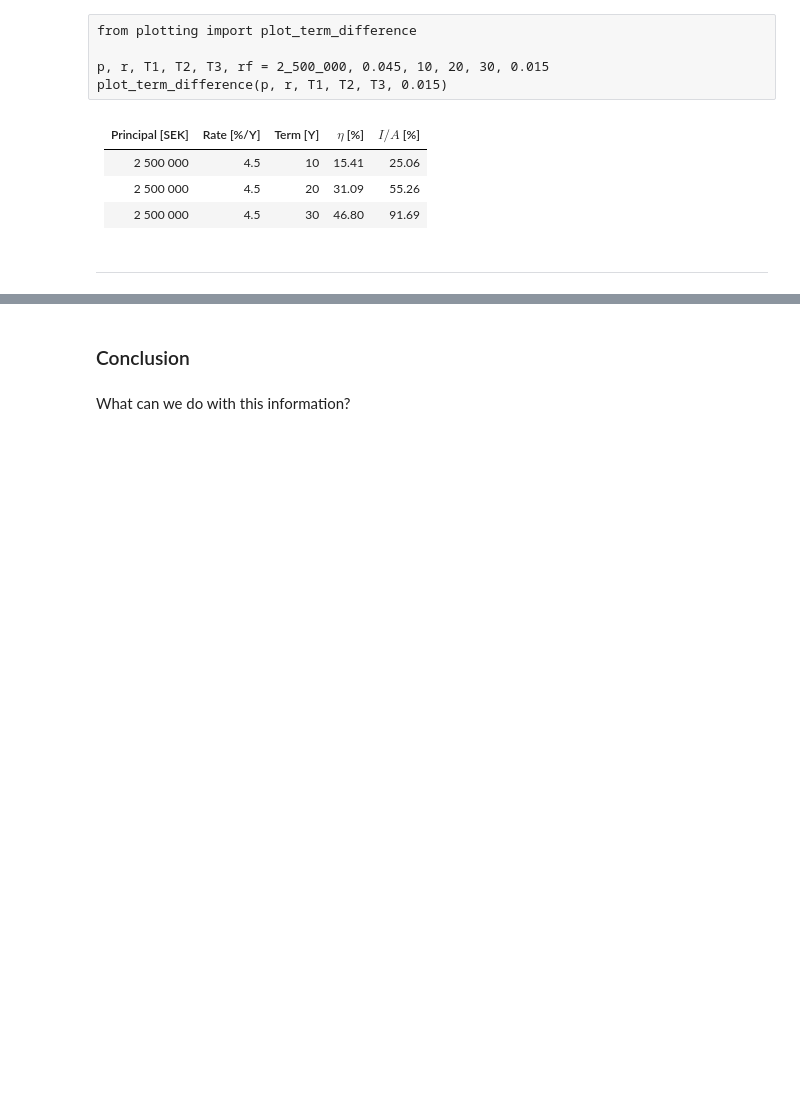
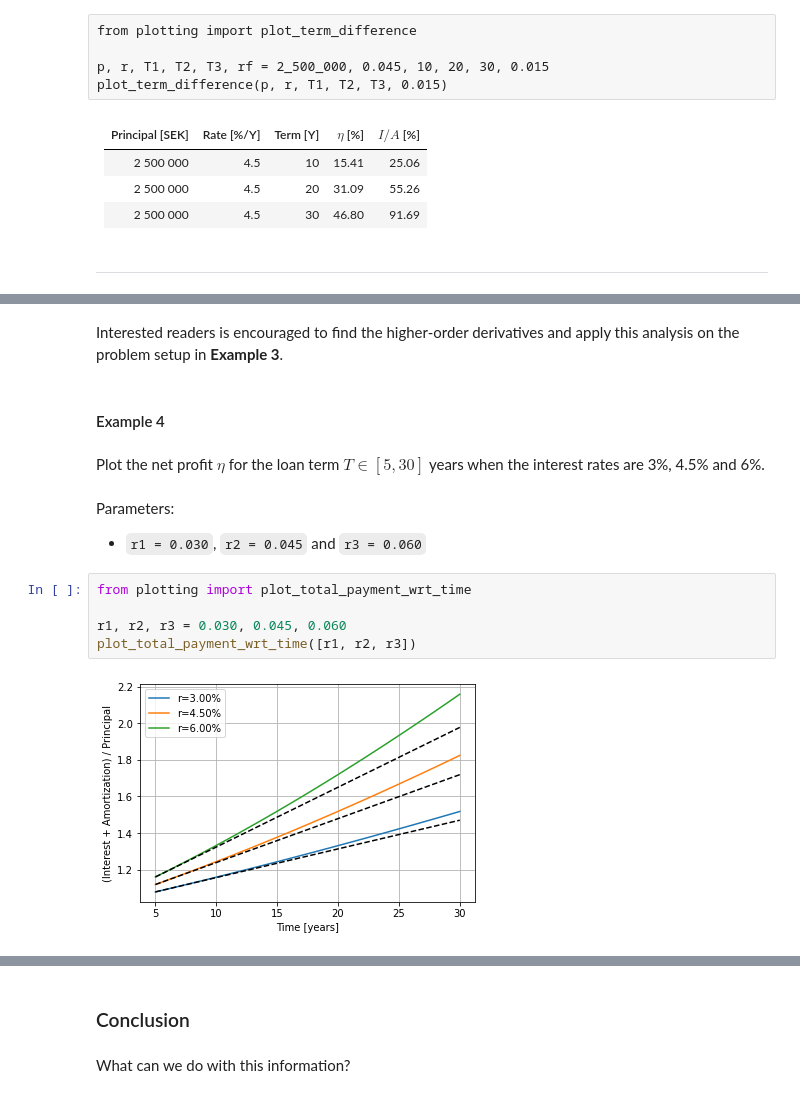
Before and after one commit to vezeli/amortized-loans, a Jupyter notebook: Amortized Loans.ipynb, the cells around one changed output, grey strips where cells are left out. Cells and saved outputs as stored; diff of their text form; blank space fills up the shorter version.

```diff
--- a/Amortized Loans.ipynb
+++ b/Amortized Loans.ipynb
@@ -215,0 +259,17 @@ plot_term_difference(p, r, T1, T2, T3, 0.015)
+# %% [markdown]
+Interested readers is encouraged to find the higher-order derivatives and apply this analysis on the problem setup in **Example 3**.
+# %% [markdown]
+#### Example 4
+# %% [markdown]
+Plot the net profit $\eta$ for the loan term $T \in [5,30]$ years when the interest rates are 3%, 4.5% and 6%.
+# %% [markdown]
+Parameters:
+
+- `r1 = 0.030`, `r2 = 0.045` and `r3 = 0.060`
+# %%
+from plotting import plot_total_payment_wrt_time
+
+r1, r2, r3 = 0.030, 0.045, 0.060
+plot_total_payment_wrt_time([r1, r2, r3])
+# %% [output]
+[figure, added]
```
Also changed, not shown: parts of 57 cells of this notebook, 1 other file.
